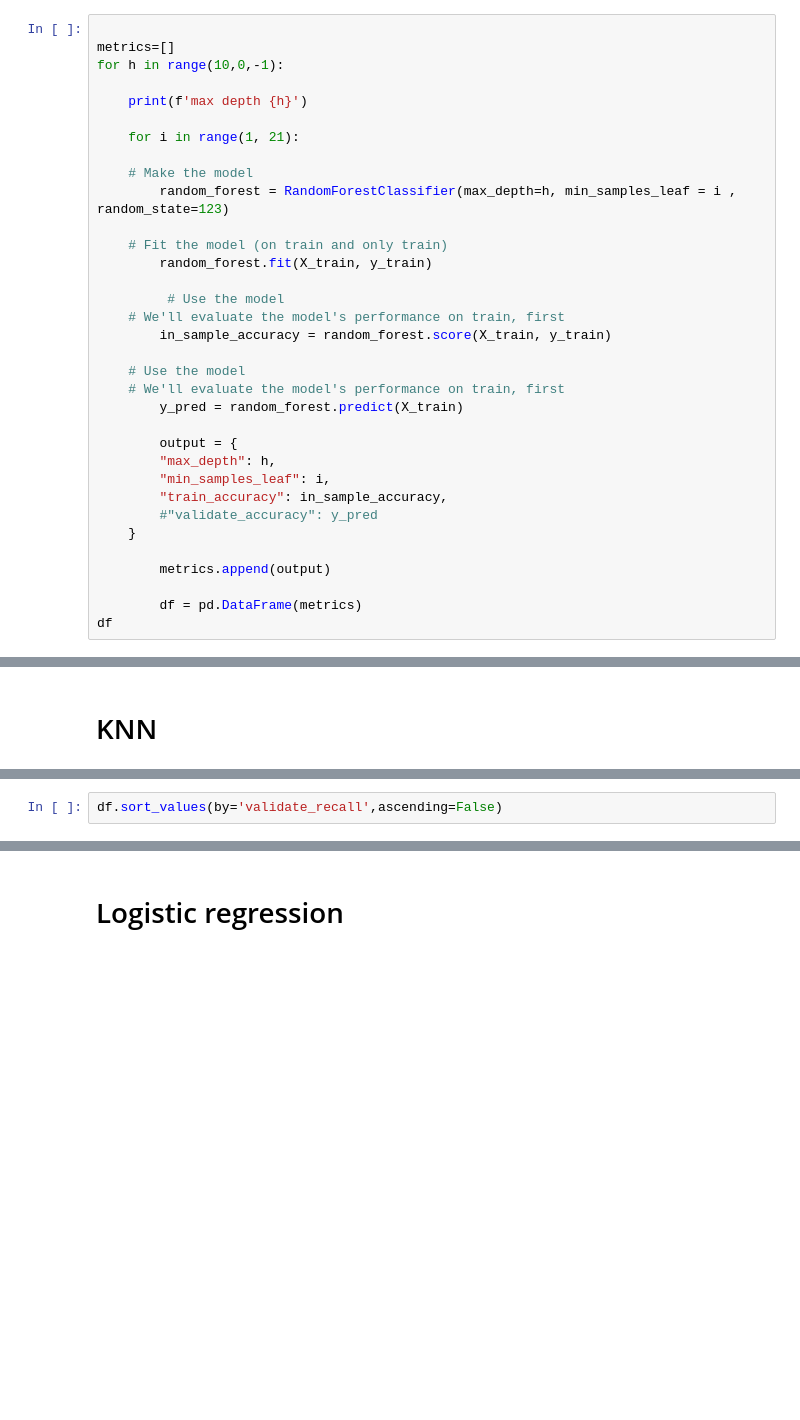
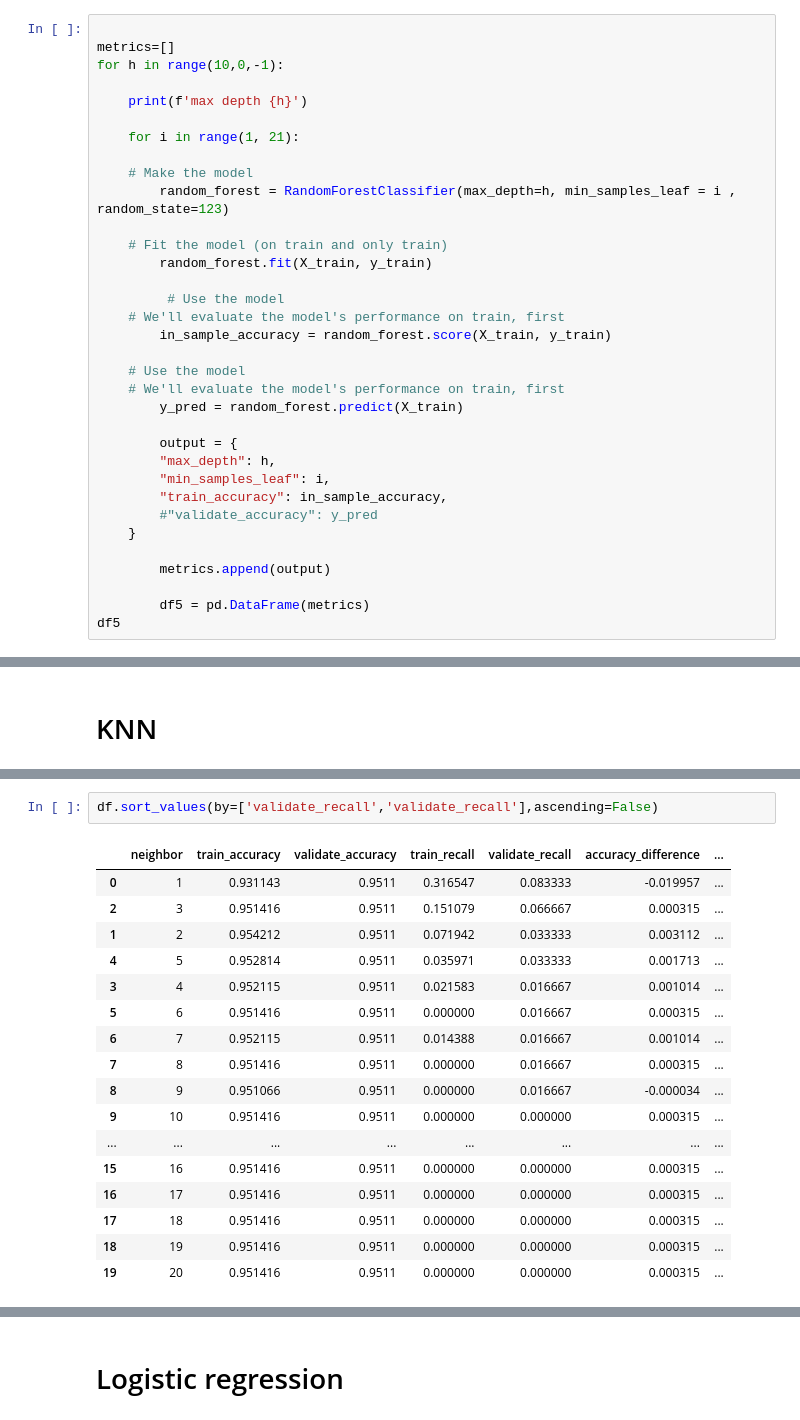
Before and after one commit to Yvette-Ibarra/Individual-Project, a Jupyter notebook: Stroke_Project_Final_Report.ipynb, the cells around one changed output, grey strips where cells are left out. Saved outputs shown, nothing was run; the diff lists cells and outputs as text; blank space fills up the shorter version.

```diff
--- a/Stroke_Project_Final_Report.ipynb
+++ b/Stroke_Project_Final_Report.ipynb
@@ -604,5 +643,5 @@ for h in range(10,0,-1):
 
         metrics.append(output)
 
-        df = pd.DataFrame(metrics)
-df
+        df5 = pd.DataFrame(metrics)
+df5
@@ -655,5 +752,23 @@ df
 # %%
-df.sort_values(by='validate_recall',ascending=False)
+df.sort_values(by=['validate_recall','validate_recall'],ascending=False)
+# %% [output]
+|  | neighbor | train_accuracy | validate_accuracy | train_recall | validate_recall | accuracy_difference | ... |
+| 0 | 1 | 0.931143 | 0.9511 | 0.316547 | 0.083333 | -0.019957 | ... |
+| 2 | 3 | 0.951416 | 0.9511 | 0.151079 | 0.066667 | 0.000315 | ... |
+| 1 | 2 | 0.954212 | 0.9511 | 0.071942 | 0.033333 | 0.003112 | ... |
+| 4 | 5 | 0.952814 | 0.9511 | 0.035971 | 0.033333 | 0.001713 | ... |
+| 3 | 4 | 0.952115 | 0.9511 | 0.021583 | 0.016667 | 0.001014 | ... |
+| 5 | 6 | 0.951416 | 0.9511 | 0.000000 | 0.016667 | 0.000315 | ... |
+| 6 | 7 | 0.952115 | 0.9511 | 0.014388 | 0.016667 | 0.001014 | ... |
+| 7 | 8 | 0.951416 | 0.9511 | 0.000000 | 0.016667 | 0.000315 | ... |
+| 8 | 9 | 0.951066 | 0.9511 | 0.000000 | 0.016667 | -0.000034 | ... |
+| 9 | 10 | 0.951416 | 0.9511 | 0.000000 | 0.000000 | 0.000315 | ... |
+| ... | ... | ... | ... | ... | ... | ... | ... |
+| 15 | 16 | 0.951416 | 0.9511 | 0.000000 | 0.000000 | 0.000315 | ... |
+| 16 | 17 | 0.951416 | 0.9511 | 0.000000 | 0.000000 | 0.000315 | ... |
+| 17 | 18 | 0.951416 | 0.9511 | 0.000000 | 0.000000 | 0.000315 | ... |
+| 18 | 19 | 0.951416 | 0.9511 | 0.000000 | 0.000000 | 0.000315 | ... |
+| 19 | 20 | 0.951416 | 0.9511 | 0.000000 | 0.000000 | 0.000315 | ... |
 # %%
 metrics=[]
 for i in range(1,21):
```
Also changed, not shown: parts of 56 cells of this notebook.
